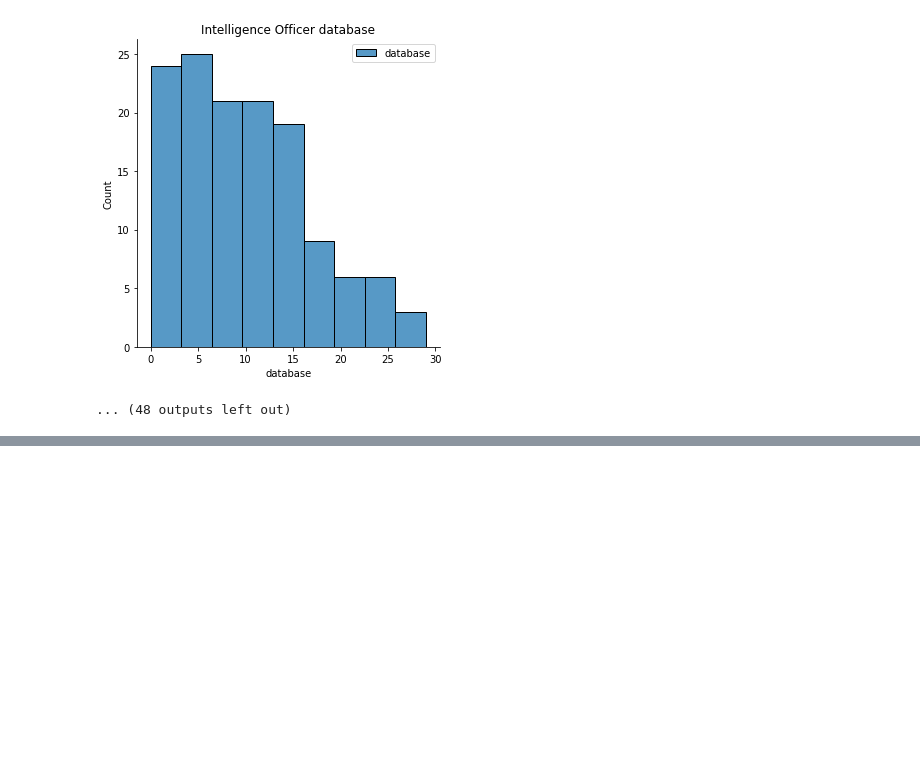
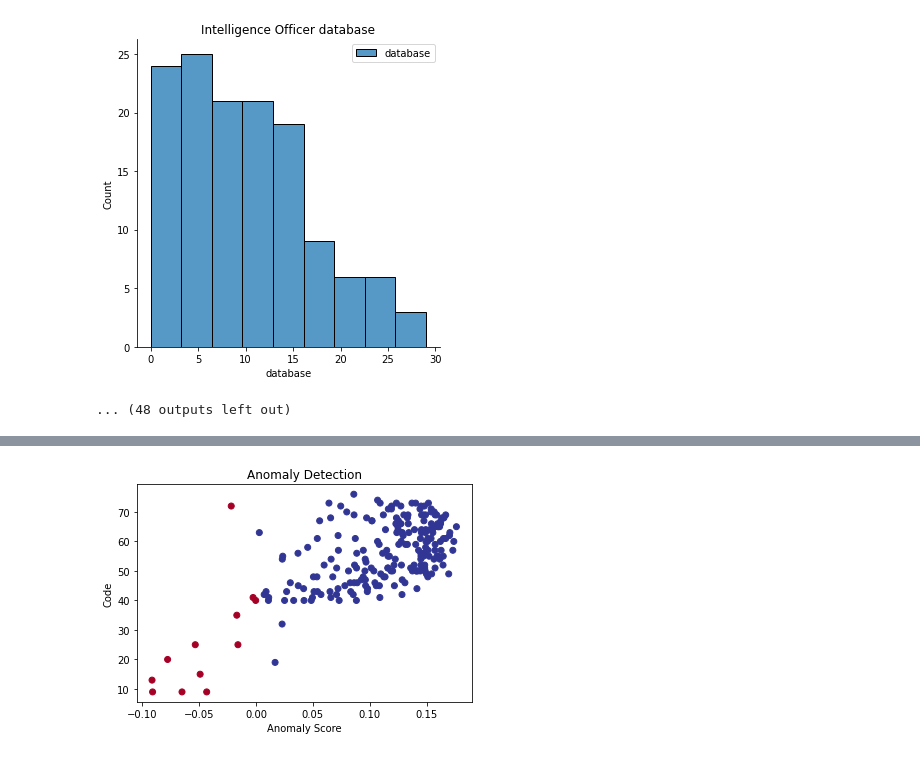
Before and after one commit to Nate8888/TigerGraphHack, a Jupyter notebook: Insider_Threat_Anomaly_Detection.ipynb, the cells around one changed output, grey strips where cells are left out. Cells and saved outputs as stored; diff of their text form; code cells hidden in the pictures; blank space fills up the shorter version.

Commit message:
Added IsolationForest model for detection of anomalies

```diff
--- a/Insider_Threat_Anomaly_Detection.ipynb
+++ b/Insider_Threat_Anomaly_Detection.ipynb
@@ -49,3 +49,6 @@ for role in df.role.unique():
 [figure]
 [figure]
 ... (48 outputs left out)
+# %%
+# Drop total column
+df = df.drop(columns=['total'])
@@ -51,0 +64,3 @@ for role in df.role.unique():
+# %%
+df_se = df[df.role == 'Software Engineer']
+df_se
@@ -51,0 +81,6 @@ for role in df.role.unique():
+# %%
+from sklearn.ensemble import IsolationForest
+
+model = IsolationForest(n_estimators=100, max_samples='auto', contamination=0.05, max_features=1.0, bootstrap=False, n_jobs=-1, random_state=42, verbose=0)
+
+model.fit(df_se[['code', 'database', 'network', 'graphic', 'email', 'internal', 'pm', 'multimedia', 'classified', 'social']])
@@ -51,0 +89,4 @@ for role in df.role.unique():
+# %%
+df_se['anomaly_score'] = model.decision_function(df_se[['code', 'database', 'network', 'graphic', 'email', 'internal', 'pm', 'multimedia', 'classified', 'social']])
+df_se['anomaly'] = model.predict(df_se[['code', 'database', 'network', 'graphic', 'email', 'internal', 'pm', 'multimedia', 'classified', 'social']])
+df_se.head(20)
@@ -51,0 +136,8 @@ for role in df.role.unique():
+# %%
+plt.scatter(df_se.anomaly_score, df_se.code, c=df_se.anomaly, cmap='RdYlBu')
+plt.ylabel('Code')
+plt.xlabel('Anomaly Score')
+plt.title('Anomaly Detection')
+plt.show()
+# %% [output]
+[figure, added]
```
Also changed, not shown: parts of 6 cells of this notebook.
